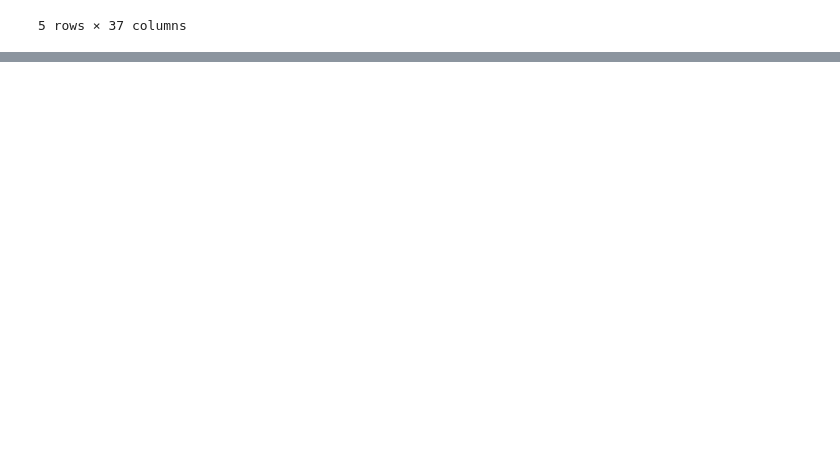
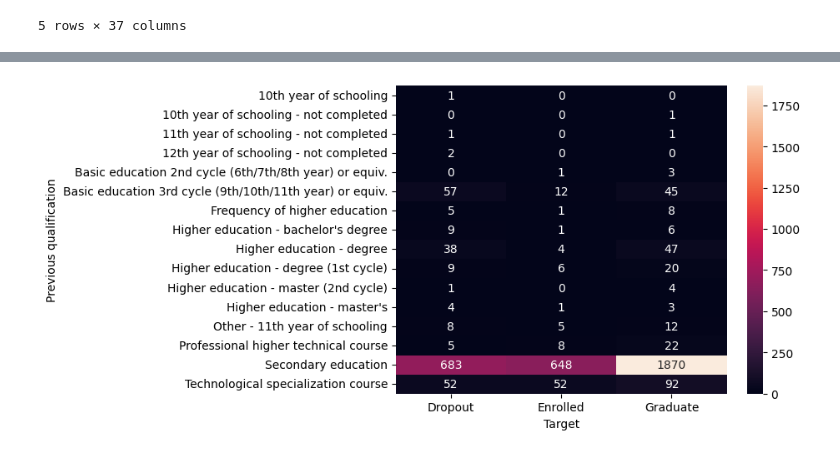
Before and after one commit to atile4/math-9-final-project, a Jupyter notebook: report.ipynb, the cells around one changed output, grey strips where cells are left out. Drawn from its saved outputs; the diff is of its cells as text; code cells hidden in the pictures; blank space fills up the shorter version.

```diff
--- a/report.ipynb
+++ b/report.ipynb
@@ -64,0 +67,2 @@ df.head(5)
+# %%
+df = pd.read_csv("student_data_categorized.csv")
@@ -64,0 +101,25 @@ df.head(5)
+# %%
+df_prev = df.drop(columns=["Marital status", "Application mode", "Daytime/evening attendance", "Nationality"])
+
+# Getting rid of the rows where grades = 0
+df_prev_filtered = df_prev[(df_prev['1st_sem_grade'] != 0) | (df_prev['2nd_sem_grade'] != 0)]
+
+# create column for grade difference (2nd - 1st sem)
+df_prev_filtered["grade_diff"] = df_prev_filtered["2nd_sem_grade"] - df_prev_filtered["1st_sem_grade"]
+df_prev_filtered["grade_diff"] = df_prev_filtered["2nd_sem_approved"] - df_prev_filtered["1st_sem_approved"]
+
+# column for credits completed / credits enrolled
+df_prev_filtered["%_credits_completed_1st_sem"] = np.where(
+    df_prev_filtered["1st_sem_enrolled"] != 0,
+    df_prev_filtered["1st_sem_credited"] / df_prev_filtered["1st_sem_enrolled"],
+    0
+)
+
+df_prev_filtered["%_credits_completed_2nd_sem"] = np.where(
+    df_prev_filtered["2nd_sem_enrolled"] != 0,
+    df_prev_filtered["2nd_sem_credited"] / df_prev_filtered["2nd_sem_enrolled"],
+    0
+)
+
+df_prev_filtered["%_credits_completed_diff"] = df_prev_filtered["%_credits_completed_2nd_sem"] - df_prev_filtered["%_credits_completed_1st_sem"]
+df_prev_filtered.head()
@@ -64,0 +148,10 @@ df.head(5)
+# %%
+# Comparing previous qualification category against Target column
+ct = pd.crosstab(df_prev_filtered['Previous qualification'], df_prev_filtered['Target'])
+
+sns.heatmap(ct, annot=True, fmt='d')
+plt.xlabel('Target')
+plt.ylabel('Previous qualification')
+plt.show()
+# %% [output]
+[figure, added]
```
Also changed, not shown: parts of 17 cells of this notebook.
